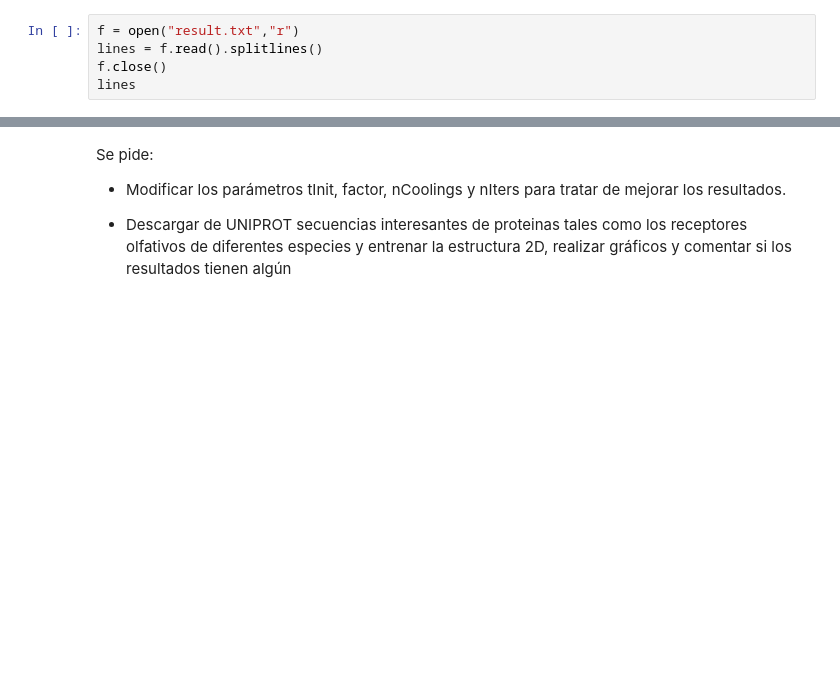
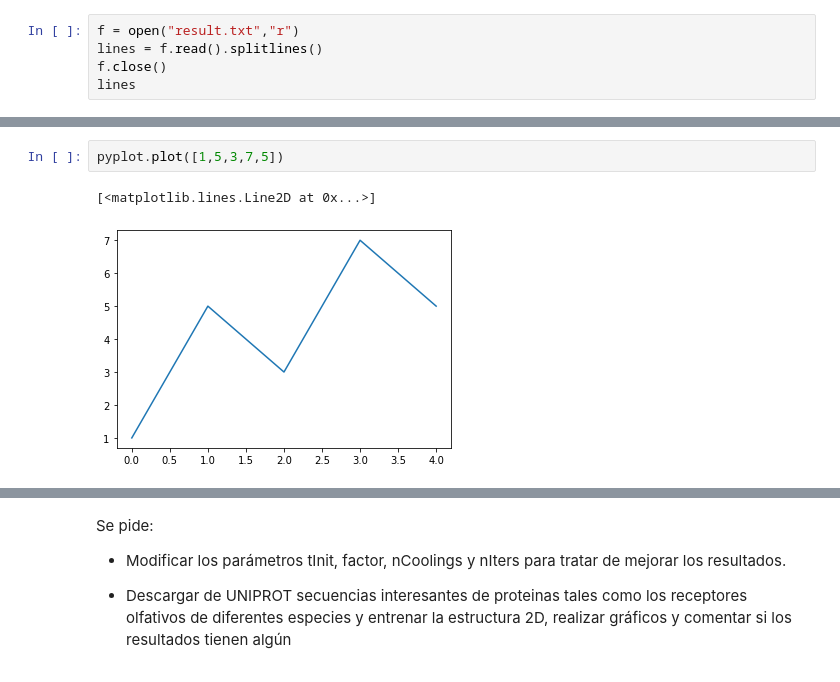
Before and after one commit to rubioq/Python, a Jupyter notebook: plegado2D.ipynb, the cells around one changed output, grey strips where cells are left out. Saved outputs shown, nothing was run; the diff lists cells and outputs as text; blank space fills up the shorter version.

```diff
--- a/plegado2D.ipynb
+++ b/plegado2D.ipynb
@@ -419,0 +424,5 @@ maxG-minG
+# %%
+pyplot.plot([1,5,3,7,5])
+# %% [output]
+[<matplotlib.lines.Line2D at 0x...>]
+[figure, added]
```
Also changed, not shown: parts of 9 cells of this notebook.
